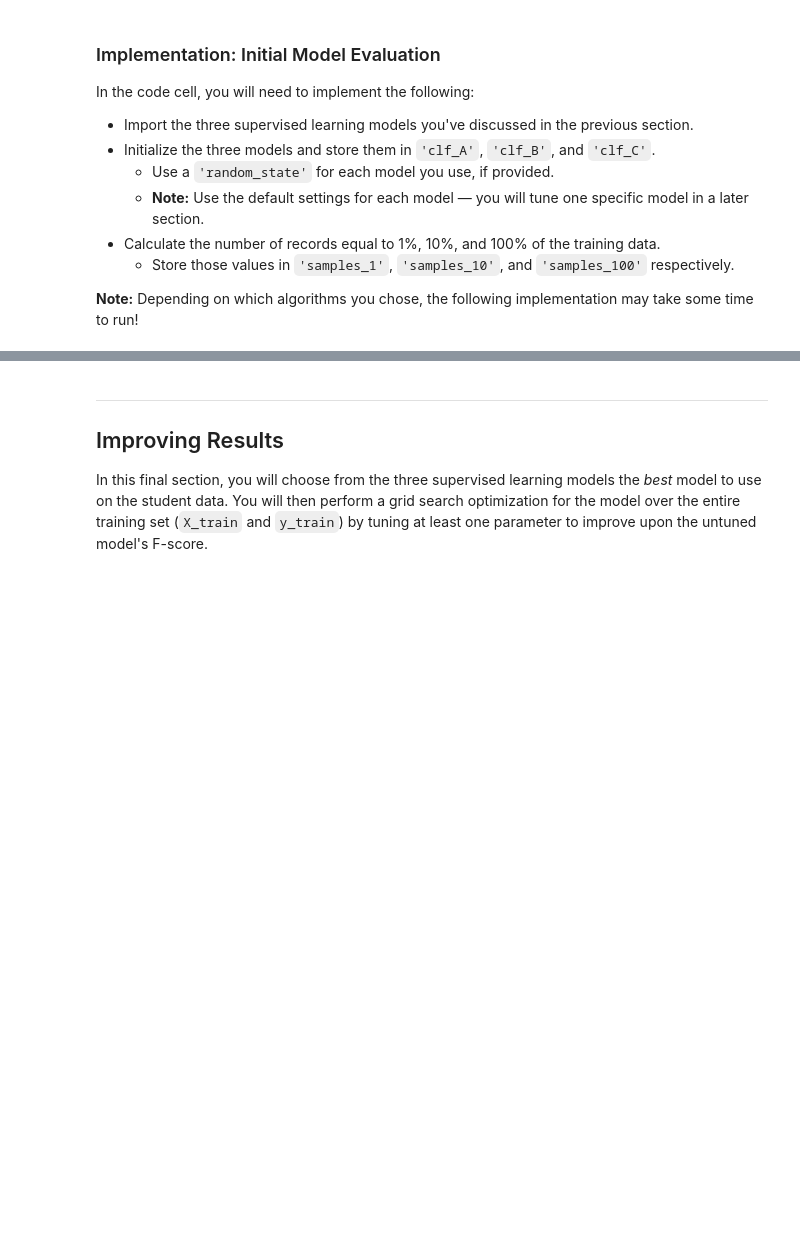
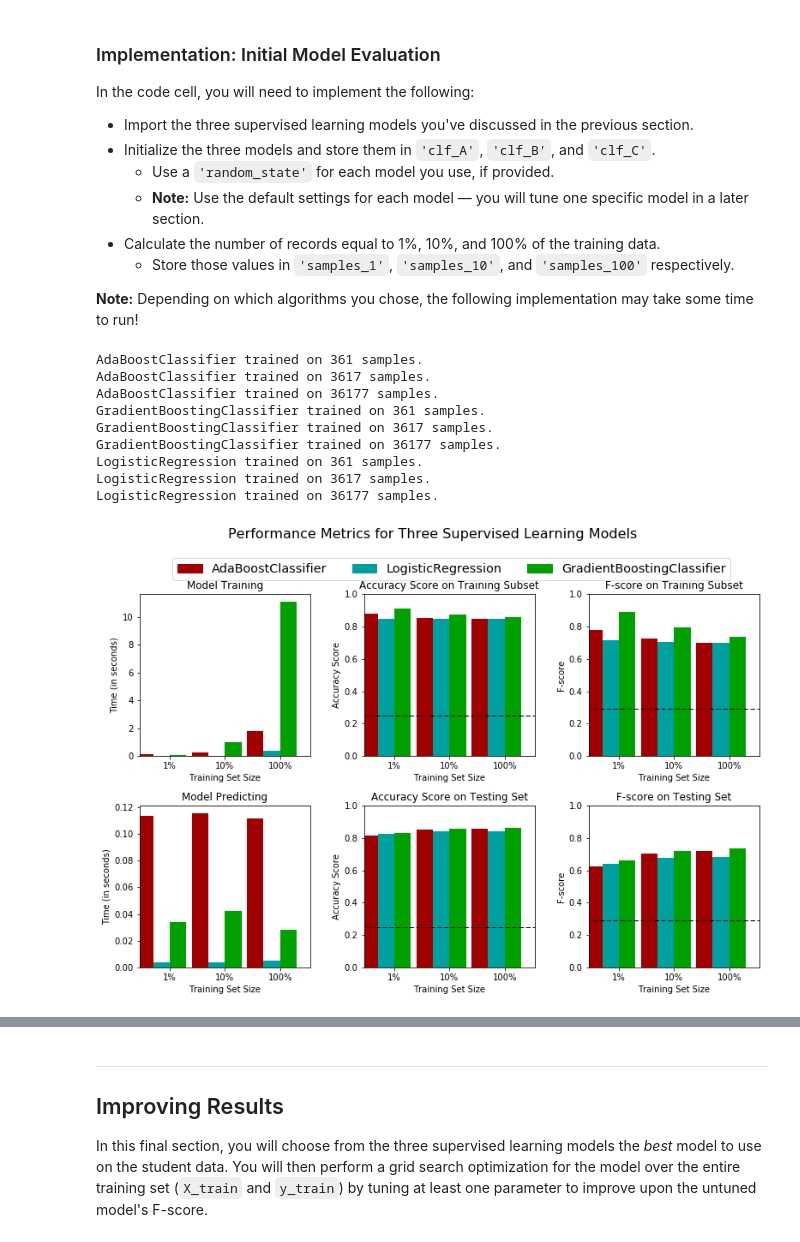
Before and after one commit to niranjanviladkar/udacity, a Jupyter notebook: Machine Learning Basic/projects/finding_donors/finding_donors.ipynb, the cells around one changed output, grey strips where cells are left out. Saved outputs shown, nothing was run; the diff lists cells and outputs as text; code cells hidden in the pictures; blank space fills up the shorter version.

```diff
--- a/Machine Learning Basic/projects/finding_donors/finding_donors.ipynb
+++ b/Machine Learning Basic/projects/finding_donors/finding_donors.ipynb
@@ -339,6 +354,7 @@ In the code block below, you will need to implement the following:
    - Make sure that you set the `beta` parameter!
 # %%
 # TODO: Import two metrics from sklearn - fbeta_score and accuracy_score
+from sklearn.metrics import accuracy_score, fbeta_score
 
 def train_predict(learner, sample_size, X_train, y_train, X_test, y_test):
     '''
@@ -355,33 +371,33 @@ def train_predict(learner, sample_size, X_train, y_train, X_test, y_test):
 
     # TODO: Fit the learner to the training data using slicing with 'sample_size' using .fit(training_features[:], training_labels[:])
     start = time() # Get start time
-    learner = None
+    learner = learner.fit(X_train[0:sample_size], y_train[0:sample_size])
     end = time() # Get end time
 
     # TODO: Calculate the training time
-    results['train_time'] = None
+    results['train_time'] = end - start
 
     # TODO: Get the predictions on the test set(X_test),
     #       then get predictions on the first 300 training samples(X_train) using .predict()
     start = time() # Get start time
-    predictions_test = None
-    predictions_train = None
+    predictions_test = learner.predict(X_test)
+    predictions_train = learner.predict(X_train[0:300])
     end = time() # Get end time
 
     # TODO: Calculate the total prediction time
-    results['pred_time'] = None
+    results['pred_time'] = end - start
 
     # TODO: Compute accuracy on the first 300 training samples which is y_train[:300]
-    results['acc_train'] = None
+    results['acc_train'] = learner.score(X_train[0:300], y_train[0:300])
 
     # TODO: Compute accuracy on test set using accuracy_score()
-    results['acc_test'] = None
+    results['acc_test'] = learner.score(X_test, y_test)
 
     # TODO: Compute F-score on the the first 300 training samples using fbeta_score()
-    results['f_train'] = None
+    results['f_train'] = fbeta_score(y_true=y_train[0:300], y_pred=predictions_train, beta=0.5)
 
     # TODO: Compute F-score on the test set which is y_test
-    results['f_test'] = None
+    results['f_test'] = fbeta_score(y_true=y_test, y_pred=predictions_test, beta=0.5)
 
     # Success
     print("{} trained on {} samples.".format(learner.__class__.__name__, sample_size))
@@ -401,28 +417,42 @@ In the code cell, you will need to implement the following:
 **Note:** Depending on which algorithms you chose, the following implementation may take some time to run!
 # %%
 # TODO: Import the three supervised learning models from sklearn
+from sklearn.ensemble import AdaBoostClassifier, GradientBoostingClassifier
+from sklearn.linear_model import LogisticRegression
+
 
 # TODO: Initialize the three models
-clf_A = None
-clf_B = None
-clf_C = None
+clf_A = AdaBoostClassifier(random_state=123456)
+clf_B = GradientBoostingClassifier(random_state=123456)
+clf_C = LogisticRegression(random_state=123456)
 
 # TODO: Calculate the number of samples for 1%, 10%, and 100% of the training data
 # HINT: samples_100 is the entire training set i.e. len(y_train)
 # HINT: samples_10 is 10% of samples_100 (ensure to set the count of the values to be `int` and not `float`)
 # HINT: samples_1 is 1% of samples_100 (ensure to set the count of the values to be `int` and not `float`)
-samples_100 = None
-samples_10 = None
-samples_1 = None
+samples_100 = len(y_train)
+samples_10 = int(samples_100 / 10)
+samples_1 = int(samples_100 / 100)
 
 # Collect results on the learners
 results = {}
 for clf in [clf_A, clf_B, clf_C]:
     clf_name = clf.__class__.__name__
     results[clf_name] = {}
     for i, samples in enumerate([samples_1, samples_10, samples_100]):
         results[clf_name][i] = \
         train_predict(clf, samples, X_train, y_train, X_test, y_test)
 
 # Run metrics visualization for the three supervised learning models chosen
 vs.evaluate(results, accuracy, fscore)
+# %% [output]
+AdaBoostClassifier trained on 361 samples.
+AdaBoostClassifier trained on 3617 samples.
+AdaBoostClassifier trained on 36177 samples.
+GradientBoostingClassifier trained on 361 samples.
+GradientBoostingClassifier trained on 3617 samples.
+GradientBoostingClassifier trained on 36177 samples.
+LogisticRegression trained on 361 samples.
+LogisticRegression trained on 3617 samples.
+LogisticRegression trained on 36177 samples.
+[figure, added]
```
Also changed, not shown: parts of 10 cells of this notebook.
